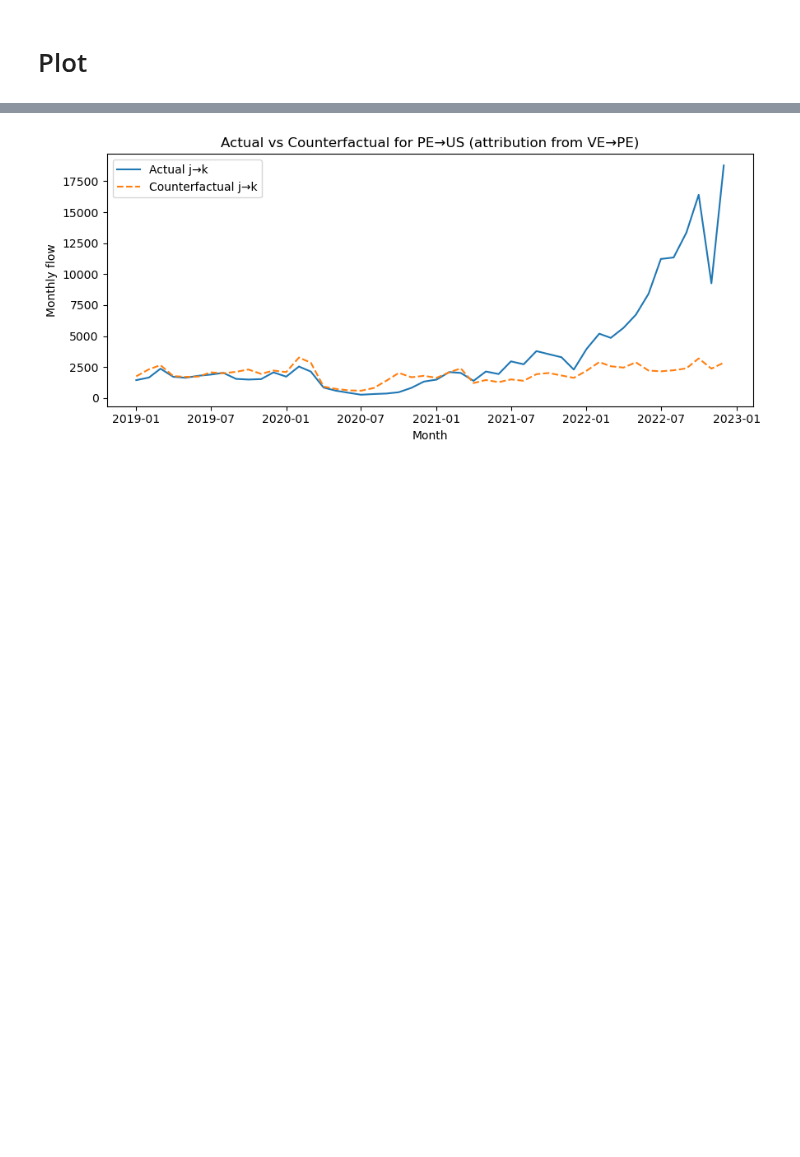
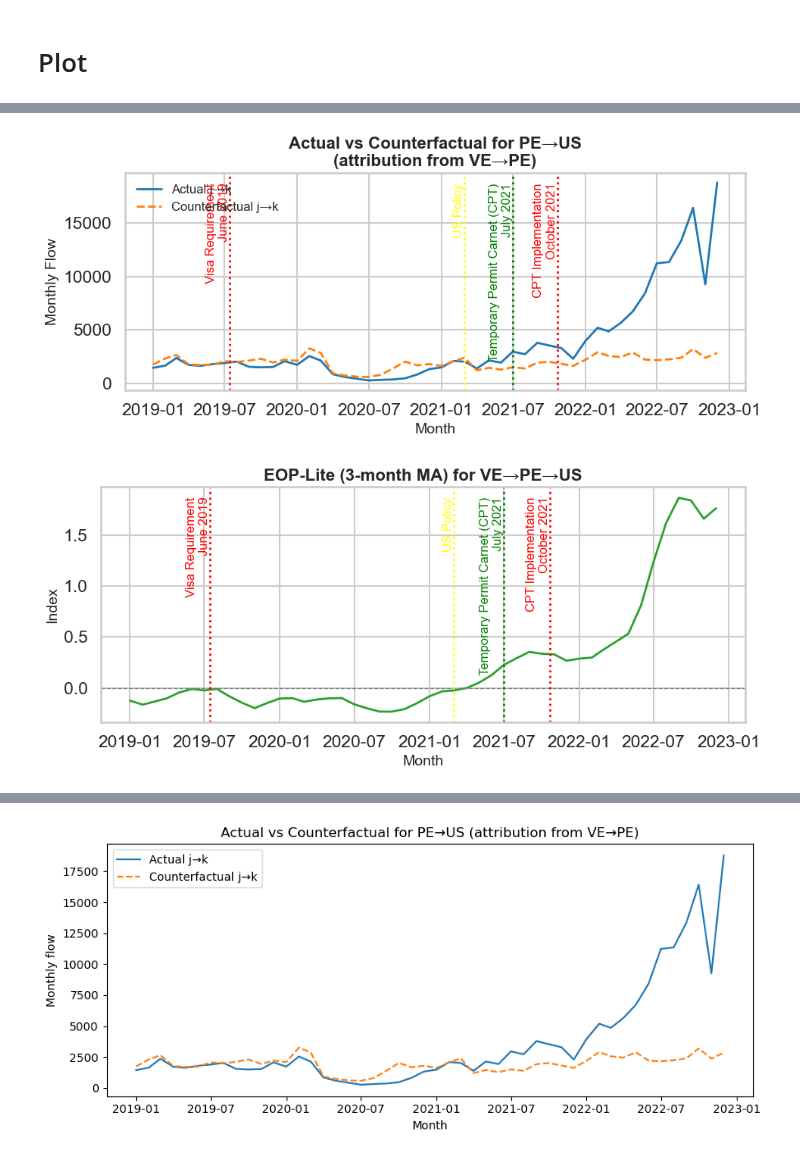
Before and after one commit to OxfordDemSci/Mapineq, a Jupyter notebook: src/case_study/Migration/Excess_migration/Prediction/EOP.ipynb, the cells around one changed output, grey strips where cells are left out. Saved outputs shown, nothing was run; the diff lists cells and outputs as text; code cells hidden in the pictures; blank space fills up the shorter version.

```diff
--- a/src/case_study/Migration/Excess_migration/Prediction/EOP.ipynb
+++ b/src/case_study/Migration/Excess_migration/Prediction/EOP.ipynb
@@ -170,0 +401,13 @@ print("\n2022 mean EOP‑Lite by triad:\n", means_2022)
+# %%
+# PE
+policies_PE = [
+    ("2019-07-15", "Visa Requirement\nJune 2019", "Red"),
+    ("2021-03-01", "US Policy", "yellow"),
+    ("2021-07-01", "Temporary Permit Carnet (CPT)\nJuly 2021", "green"),
+    ("2021-10-22", "CPT Implementation\nOctober 2021", "red")
+]
+
+plot_one_triad_pretty(eop, i="VE", j="PE", k="US", ma=3, policies=policies_PE)
+# %% [output]
+[figure, added]
+[figure, added]
```
Also changed, not shown: parts of 17 cells of this notebook, 15 other files.
